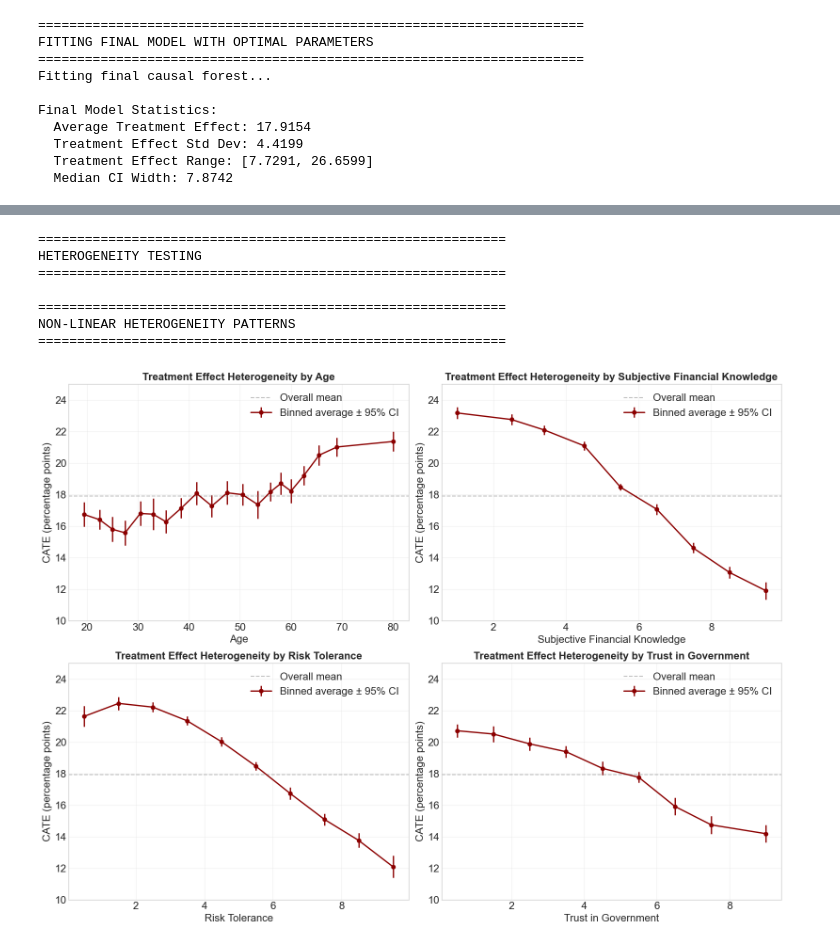
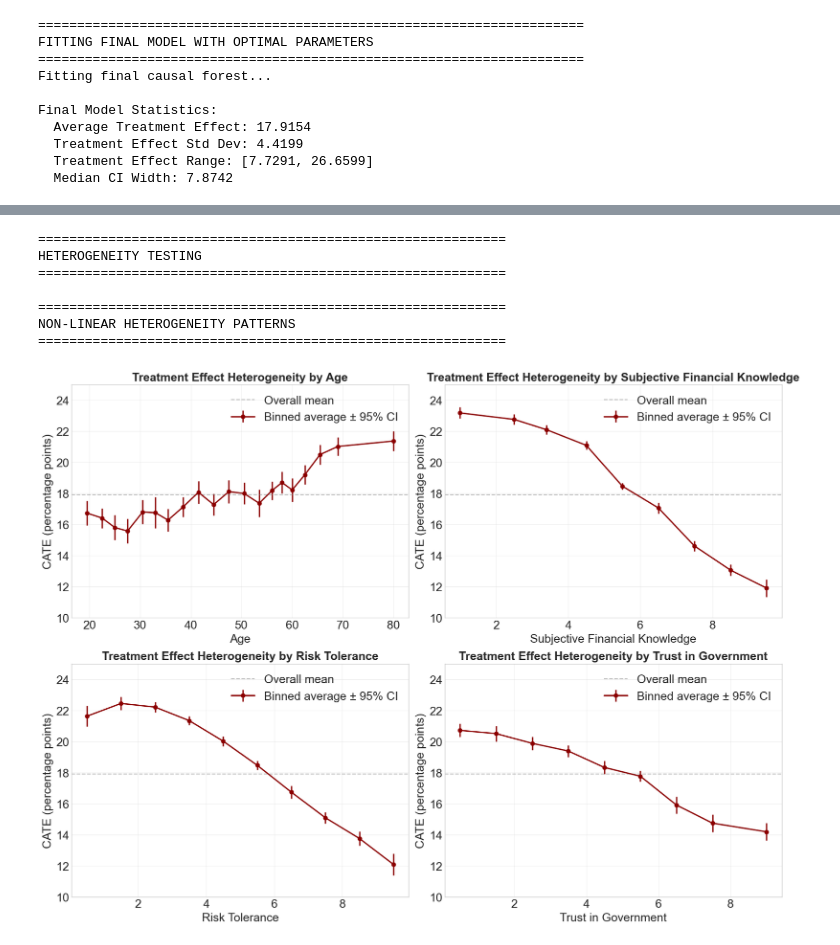
Before and after one commit to jad-moawad/customer-segmentation-ab-testing-machine-learning, a Jupyter notebook: notebooks/03_Machine_learning.ipynb, the cells around one changed output, grey strips where cells are left out. Saved outputs shown, nothing was run; the diff lists cells and outputs as text; code cells hidden in the pictures.

```diff
--- a/notebooks/03_Machine_learning.ipynb
+++ b/notebooks/03_Machine_learning.ipynb
@@ -715,18 +712,14 @@ Subj. Fin. Knowledge    0.224924       22.492390       22.492390
 # %%
 # ============================================================================
-# COMPREHENSIVE HETEROGENEITY TESTING
+# HETEROGENEITY TESTING ACROSS TOP 4 IMPORTANT VARIABLES
 # ============================================================================
-
-print("\n" + "=" * 60)
-print("HETEROGENEITY TESTING")
-print("=" * 60)
 
 # Get CATE predictions with confidence intervals
 tau_hat = final_cf.effect(X)
 tau_hat_interval = final_cf.effect_interval(X, alpha=0.05)
 tau_lower = tau_hat_interval[0]
 tau_upper = tau_hat_interval[1]
-tau_se = (tau_upper - tau_lower) / (2 * 1.96)  # Approximate SE
+tau_se = (tau_upper - tau_lower) / (2 * 1.96)
 
 # Add to dataframe
 df['tau_hat'] = tau_hat
@@ -734,19 +727,11 @@ df['tau_se'] = tau_se
 df['tau_lower'] = tau_lower
 df['tau_upper'] = tau_upper
 
-# ============================================================================
-# LINEAR HETEROGENEITY PATTERNS
-# ============================================================================
-
-print("\n" + "=" * 60)
-print("NON-LINEAR HETEROGENEITY PATTERNS")
-print("=" * 60)
-
 # Select key continuous variables
 continuous_vars = ['age', 'sub_financial_know', 'risk_tolerance', 'trust_government']
 continuous_labels = ['Age', 'Subjective Financial Knowledge', 'Risk Tolerance', 'Trust in Government']
 
-# Create heterogeneity plots (no scatter, no smoothed trend, no Spearman stats)
+# Create heterogeneity plots
 fig, axes = plt.subplots(2, 2, figsize=(16, 12))
 axes = axes.flatten()
 
@@ -771,38 +756,46 @@ for i, (var, label) in enumerate(zip(continuous_vars, continuous_labels)):
             binned_cate.append(np.nan)
             binned_se.append(np.nan)
 
     binned_cate = np.array(binned_cate)
     binned_se = np.array(binned_se)
 
     # Plot binned averages with error bars (kept)
     valid_bins = ~np.isnan(binned_cate)
     ax.errorbar(
         bin_centers[valid_bins], binned_cate[valid_bins],
         yerr=1.96 * binned_se[valid_bins],
         fmt='o-', color='darkred', linewidth=2, markersize=6,
         label='Binned average ± 95% CI'
     )
 
-    # Reference lines (kept)
+    # Reference lines
     ax.axhline(y=np.mean(tau_hat), color='gray', linestyle='--', alpha=0.5, label='Overall mean')
     ax.axhline(y=0, color='black', linestyle='-', alpha=0.3)
     ax.set_ylim(10, 25)
-    ax.legend(loc='best', fontsize=16)
-    ax.tick_params(axis='both', labelsize=16)
-    ax.set_xlabel(label, fontsize=16)
-    ax.set_ylabel('CATE (percentage points)', fontsize=16)
-    ax.set_title(f'Treatment Effect Heterogeneity by {label}', fontsize=16, fontweight='bold')
-    ax.legend(loc='best', fontsize=16)
+    ax.legend(loc='best', fontsize=18)
+    ax.tick_params(axis='both', labelsize=18)
+    ax.set_xlabel(label, fontsize=18)
+    ax.set_ylabel('CATE (percentage points)', fontsize=18)
+    ax.set_title(f'Treatment Effect Heterogeneity by {label}', fontsize=18, fontweight='bold')
+    ax.legend(loc='best', fontsize=18)
     ax.grid(True, alpha=0.3)
+
+# Save
+plt.savefig('/Users/jadmoawad/Desktop/Github_financial_experiment/financial-literacy-experiment/Figures/ML_fig_4.png',
+            dpi=300,
+            bbox_inches='tight',
+            facecolor='white',
+            edgecolor='none')    # No border
+
 
 plt.tight_layout()
 plt.show()
 # %% [output]
 ============================================================
 HETEROGENEITY TESTING
 ============================================================
 
 ============================================================
 NON-LINEAR HETEROGENEITY PATTERNS
 ============================================================
-[figure, old version]
+[figure, new version]
```
Also changed, not shown: parts of 8 cells of this notebook, 32 other files.
